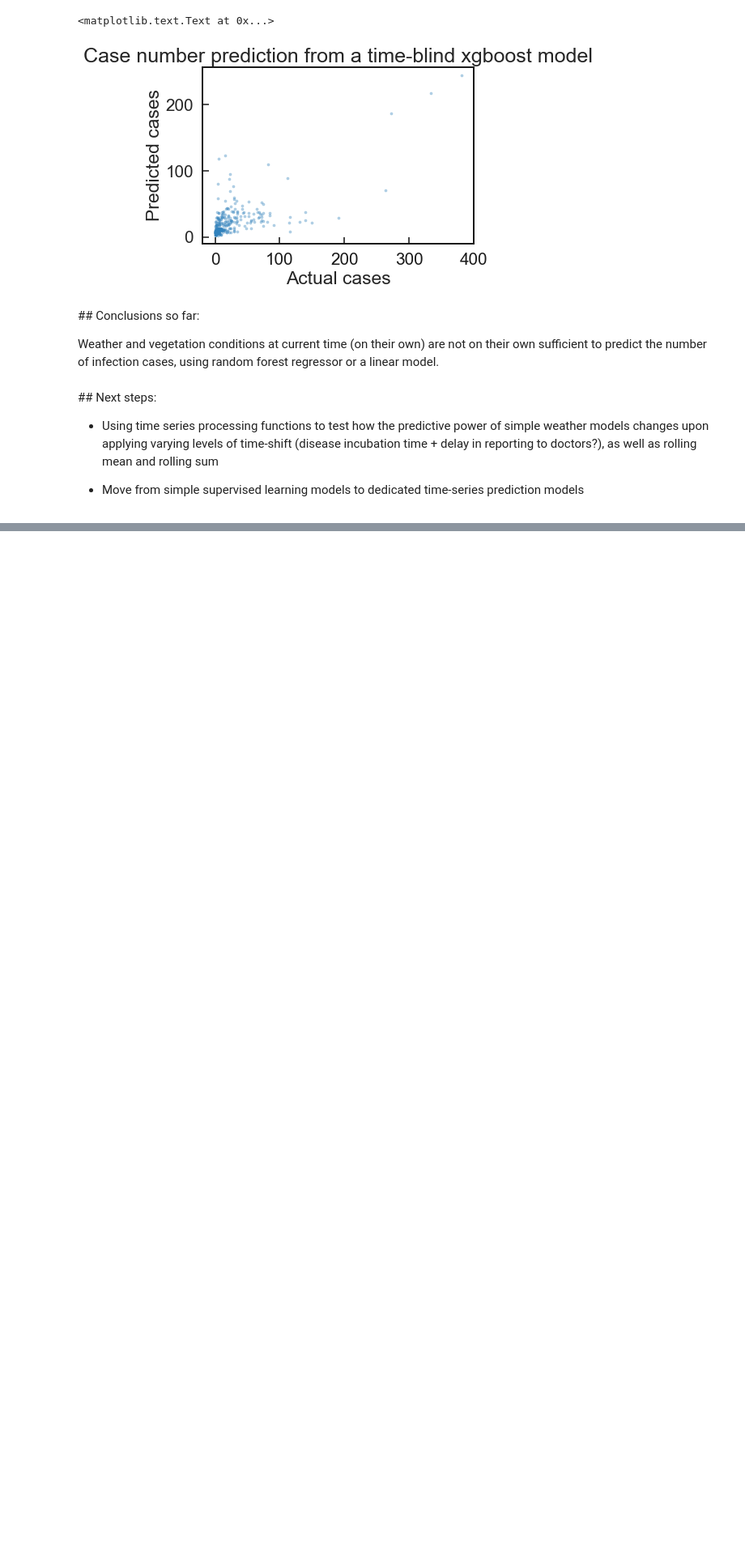
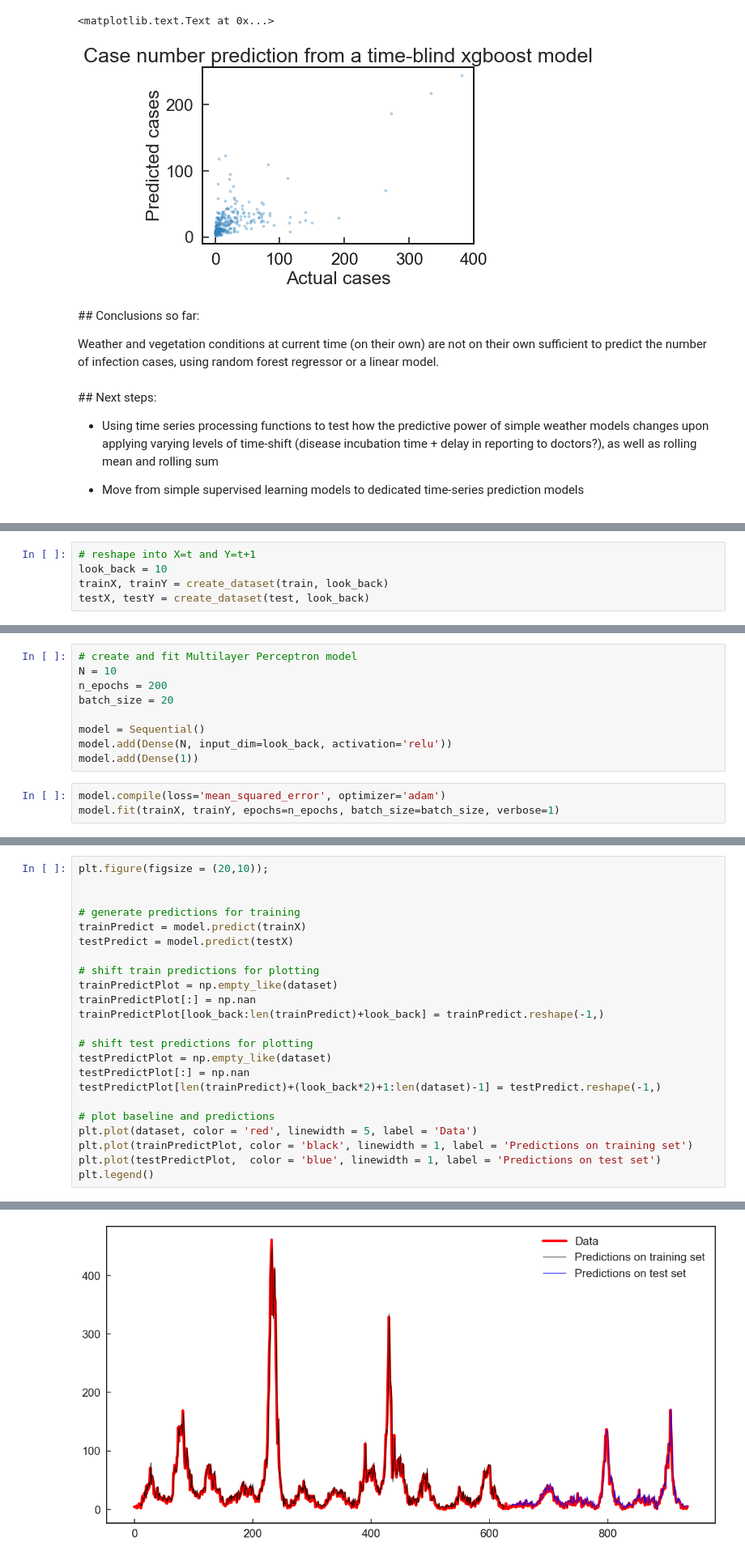
Before and after one commit to vu203/Fever, a Jupyter notebook: Fever.ipynb, the cells around one changed output, grey strips where cells are left out. Shown at 81% size. Drawn from its saved outputs; the diff is of its cells as text; blank space fills up the shorter version.

```diff
--- a/Fever.ipynb
+++ b/Fever.ipynb
@@ -407,0 +448,5 @@ Weather and vegetation conditions at current time (on their own) are not on thei
+# %%
+# reshape into X=t and Y=t+1
+look_back = 10
+trainX, trainY = create_dataset(train, look_back)
+testX, testY = create_dataset(test, look_back)
@@ -407,0 +467,12 @@ Weather and vegetation conditions at current time (on their own) are not on thei
+# %%
+# create and fit Multilayer Perceptron model
+N = 10
+n_epochs = 200
+batch_size = 20
+
+model = Sequential()
+model.add(Dense(N, input_dim=look_back, activation='relu'))
+model.add(Dense(1))
+# %%
+model.compile(loss='mean_squared_error', optimizer='adam')
+model.fit(trainX, trainY, epochs=n_epochs, batch_size=batch_size, verbose=1)
@@ -407,0 +508,24 @@ Weather and vegetation conditions at current time (on their own) are not on thei
+# %%
+plt.figure(figsize = (20,10));
+
+
+# generate predictions for training
+trainPredict = model.predict(trainX)
+testPredict = model.predict(testX)
+
+# shift train predictions for plotting
+trainPredictPlot = np.empty_like(dataset)
+trainPredictPlot[:] = np.nan
+trainPredictPlot[look_back:len(trainPredict)+look_back] = trainPredict.reshape(-1,)
+
+# shift test predictions for plotting
+testPredictPlot = np.empty_like(dataset)
+testPredictPlot[:] = np.nan
+testPredictPlot[len(trainPredict)+(look_back*2)+1:len(dataset)-1] = testPredict.reshape(-1,)
+
+# plot baseline and predictions
+plt.plot(dataset, color = 'red', linewidth = 5, label = 'Data')
+plt.plot(trainPredictPlot, color = 'black', linewidth = 1, label = 'Predictions on training set')
+plt.plot(testPredictPlot,  color = 'blue', linewidth = 1, label = 'Predictions on test set')
+plt.legend()
+# %% [output]
@@ -407,0 +533 @@ Weather and vegetation conditions at current time (on their own) are not on thei
+[figure, added]
```
Also changed, not shown: parts of 13 cells of this notebook.
